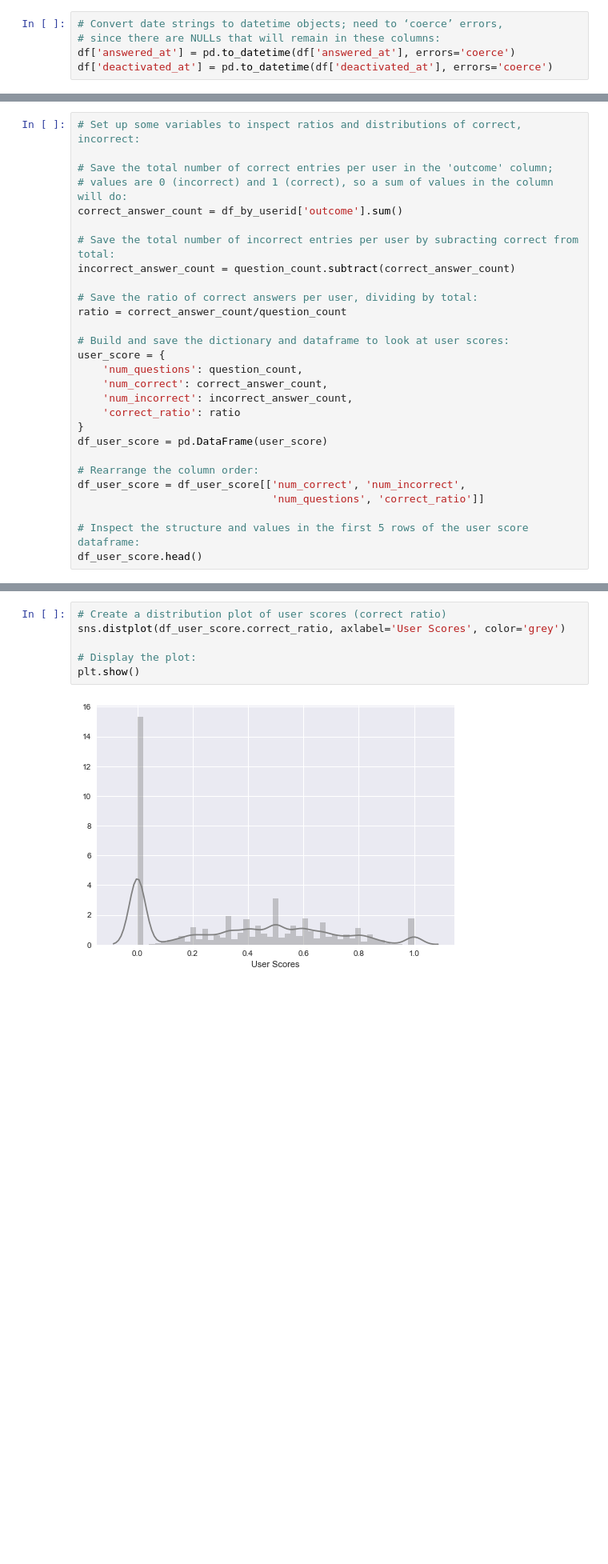
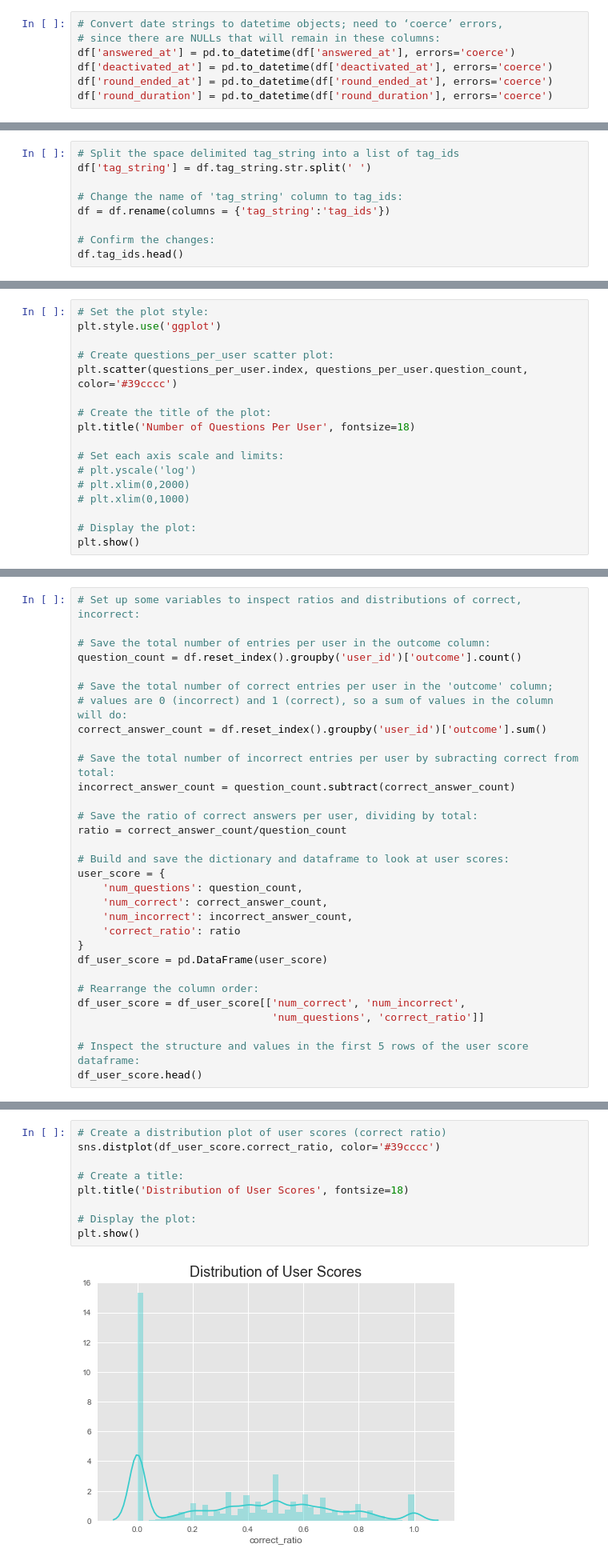
Before and after one commit to oserttas-math/predicting_assessment_mastery, a Jupyter notebook: notebooks/1.0-humburgc-initial_data_exploration.ipynb, the cells around one changed output, grey strips where cells are left out. Shown at 80% size. Saved outputs shown, nothing was run; the diff lists cells and outputs as text; blank space fills up the shorter version.

Commit message:
Improve plots; additions.

```diff
--- a/notebooks/1.0-humburgc-initial_data_exploration.ipynb
+++ b/notebooks/1.0-humburgc-initial_data_exploration.ipynb
@@ -379,3 +386,5 @@ This is expected and useful.
 # since there are NULLs that will remain in these columns:
 df['answered_at'] = pd.to_datetime(df['answered_at'], errors='coerce')
 df['deactivated_at'] = pd.to_datetime(df['deactivated_at'], errors='coerce')
+df['round_ended_at'] = pd.to_datetime(df['round_ended_at'], errors='coerce')
+df['round_duration'] = pd.to_datetime(df['round_duration'], errors='coerce')
@@ -381,0 +393,9 @@ df['deactivated_at'] = pd.to_datetime(df['deactivated_at'], errors='coerce')
+# %%
+# Split the space delimited tag_string into a list of tag_ids
+df['tag_string'] = df.tag_string.str.split(' ')
+
+# Change the name of 'tag_string' column to tag_ids:
+df = df.rename(columns = {'tag_string':'tag_ids'})
+
+# Confirm the changes:
+df.tag_ids.head()
@@ -493,0 +534,17 @@ plt.show()
+# %%
+# Set the plot style:
+plt.style.use('ggplot')
+
+# Create questions_per_user scatter plot:
+plt.scatter(questions_per_user.index, questions_per_user.question_count, color='#39cccc')
+
+# Create the title of the plot:
+plt.title('Number of Questions Per User', fontsize=18)
+
+# Set each axis scale and limits:
+# plt.yscale('log')
+# plt.xlim(0,2000)
+# plt.xlim(0,1000)
+
+# Display the plot:
+plt.show()
@@ -494,9 +568,12 @@ plt.show()
 # %%
 # Set up some variables to inspect ratios and distributions of correct, incorrect:
 
+# Save the total number of entries per user in the outcome column:
+question_count = df.reset_index().groupby('user_id')['outcome'].count()
+
 # Save the total number of correct entries per user in the 'outcome' column;
 # values are 0 (incorrect) and 1 (correct), so a sum of values in the column will do:
-correct_answer_count = df_by_userid['outcome'].sum()
+correct_answer_count = df.reset_index().groupby('user_id')['outcome'].sum()
 
 # Save the total number of incorrect entries per user by subracting correct from total:
 incorrect_answer_count = question_count.subtract(correct_answer_count)
@@ -530,11 +619,14 @@ df_user_score.head()
 # %%
 # Create a distribution plot of user scores (correct ratio)
-sns.distplot(df_user_score.correct_ratio, axlabel='User Scores', color='grey')
+sns.distplot(df_user_score.correct_ratio, color='#39cccc')
+
+# Create a title:
+plt.title('Distribution of User Scores', fontsize=18)
 
 # Display the plot:
 plt.show()
 # %% [output]
-[figure, old version]
+[figure, new version]
 # %%
 # Create a box plot of the user scores:
 df_user_score.boxplot(column='correct_ratio')
```
Also changed, not shown: parts of 97 cells of this notebook.
